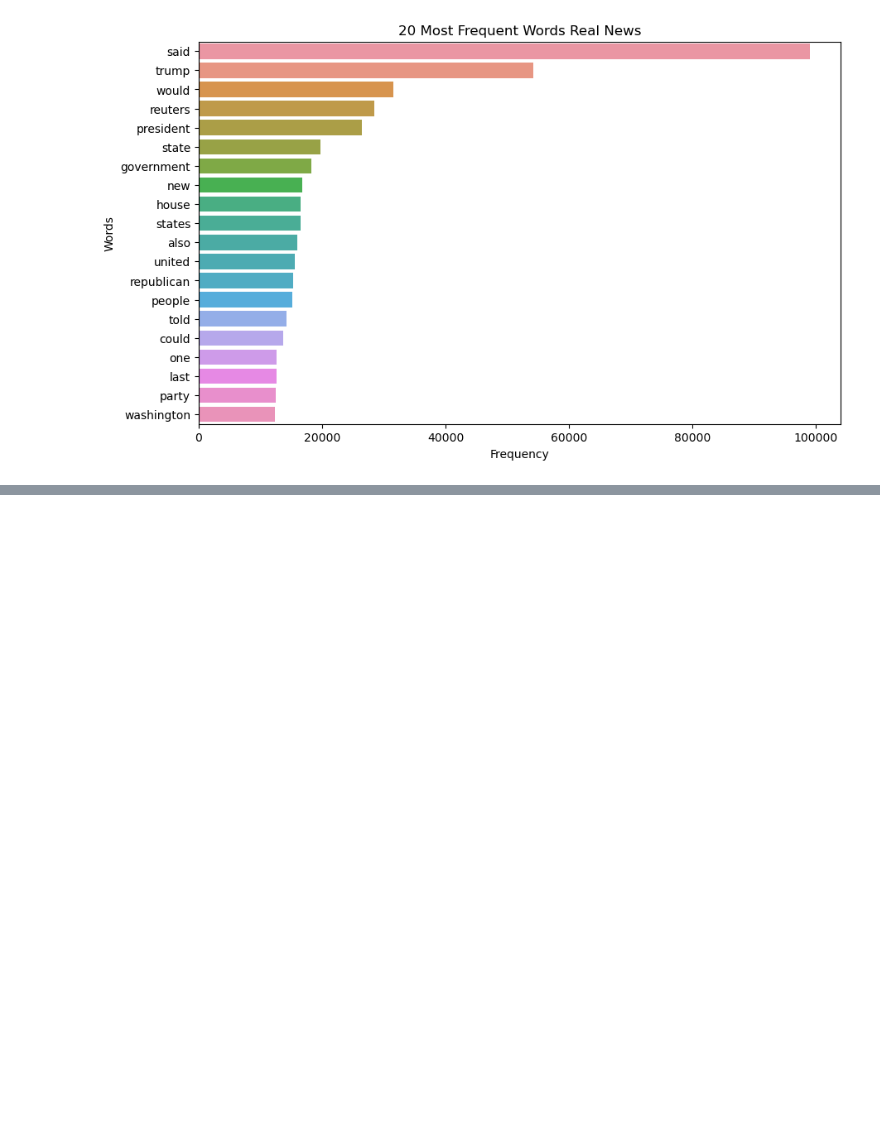
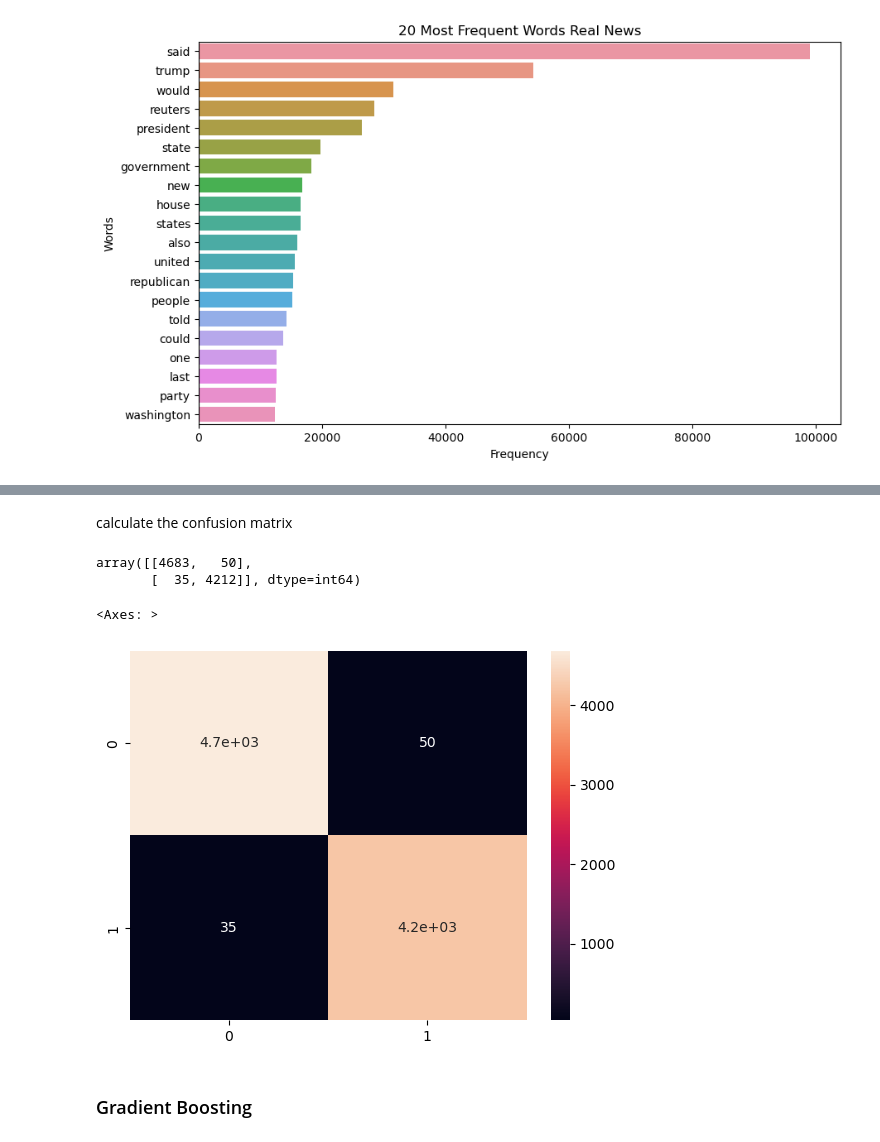
Before and after one commit to bis29abena/Fake-Real-News-Detection, a Jupyter notebook: code/Fake News Detection .ipynb, the cells around one changed output, grey strips where cells are left out. Saved outputs shown, nothing was run; the diff lists cells and outputs as text; code cells hidden in the pictures; blank space fills up the shorter version.

```diff
--- a/code/Fake News Detection .ipynb
+++ b/code/Fake News Detection .ipynb
@@ -439,0 +541,6 @@ P-Value: 2.770635468200406e-76
+# %%
+# Fit the model on the training data
+pipeline.fit(X_train, y_train)
+
+# Make predictions on the test set
+y_pred = pipeline.predict(X_test)
@@ -439,0 +563,15 @@ P-Value: 2.770635468200406e-76
+# %% [markdown]
+calculate the confusion matrix
+# %%
+cm = confusion_matrix(y_test, y_pred)
+cm
+# %% [output]
+array([[4683,   50],
+       [  35, 4212]], dtype=int64)
+# %%
+sns.heatmap(cm, annot=True)
+# %% [output]
+<Axes: >
+[figure, added]
+# %% [markdown]
+### Gradient Boosting
```
Also changed, not shown: parts of 35 cells of this notebook.
